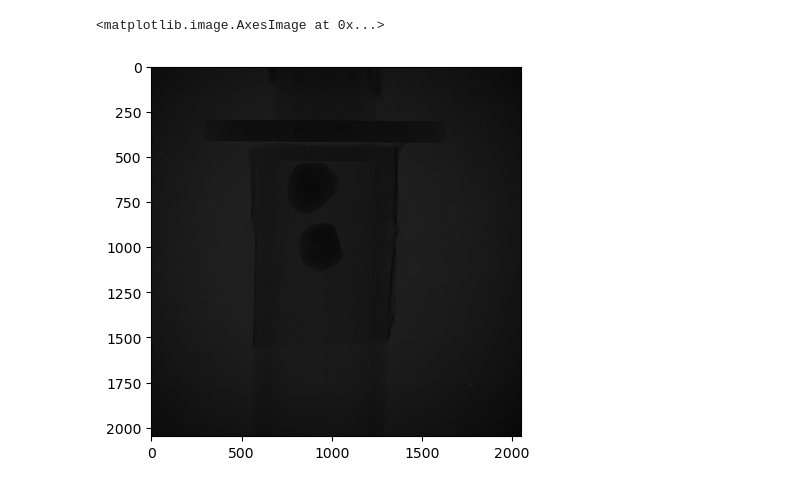
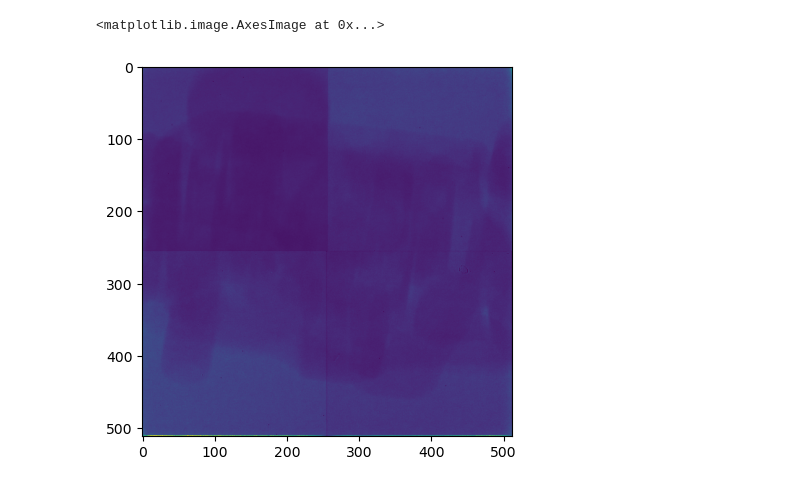
Before and after one commit to ornlneutronimaging/all_ct_reconstruction, a Jupyter notebook: notebooks/remove_me.ipynb, the cells around one changed output. Cells and saved outputs as stored; diff of their text form; code cells hidden in the pictures.

Commit message:
Fixed histogram issue. now the data are correctly displayed. this refs #83

```diff
--- a/notebooks/remove_me.ipynb
+++ b/notebooks/remove_me.ipynb
@@ -12,6 +0,0 @@ data = dxchange.read_fits(image)
-# %%
-fig, ax = plt.subplots()
-ax.imshow(data, cmap='gray')
-# %% [output]
-<matplotlib.image.AxesImage at 0x...>
-[figure, removed]
@@ -17,0 +13,21 @@ ax.imshow(data, cmap='gray')
+# %%
+input_folder = "/SNS/VENUS/IPTS-33699/shared/autoreduce/mcp/September20_2024_PurpleCar_GoldenRatio_CT_5_0_C_Cd_inBeam_Resonance/Run_3032"
+assert os.path.exists(input_folder), f"Input folder does not exist: {input_folder}"
+# %%
+# load tiff files
+list_tiff = glob.glob(os.path.join(input_folder, "*.tif"))
+assert len(list_tiff) > 0, "No tiff files found in the input folder"
+# %%
+data = []
+for tiff_file in list_tiff:
+    img = dxchange.read_tiff(tiff_file)
+    data.append(img)
+# %%
+data = np.array(data)
+np.shape(data)
+
+integrated_data = np.sum(data, axis=0)
+plt.imshow(integrated_data)
+# %% [output]
+<matplotlib.image.AxesImage at 0x...>
+[figure, added]
```
Also changed, not shown: parts of 13 cells of this notebook, 4 other files.
